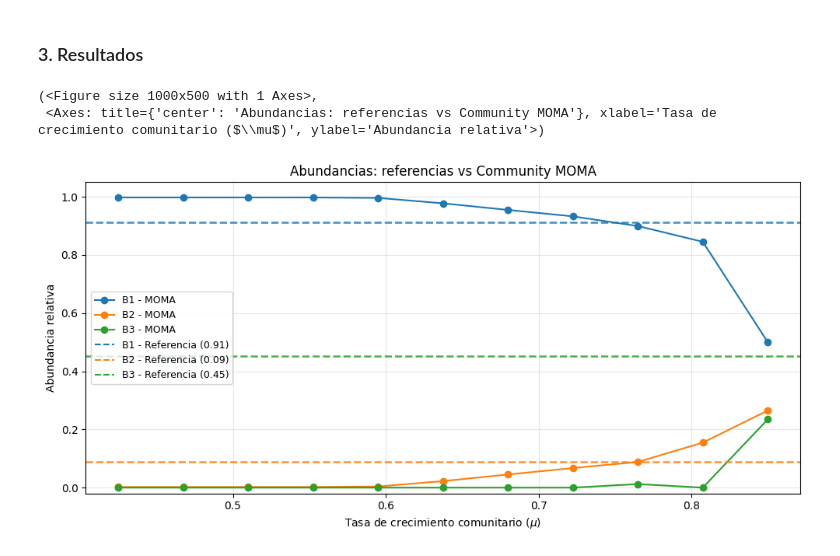
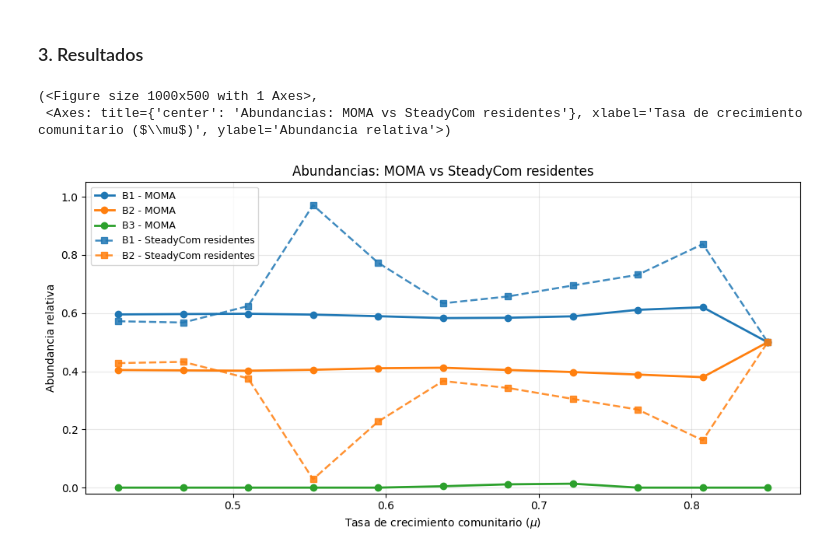
Before and after one commit to Ignaciadiazgr/proyecto_IIQ3823, a Jupyter notebook: Entrega2/eval_toy.ipynb, the cells around one changed output. Drawn from its saved outputs; the diff is of its cells as text; code cells hidden in the pictures.

```diff
--- a/Entrega2/eval_toy.ipynb
+++ b/Entrega2/eval_toy.ipynb
@@ -147,11 +147,11 @@ alpha=1.00 | mu=0.849892 | status=18 |
 # %% [markdown]
 ### 3. Resultados
 # %%
-results.graficar_abundancias(resultados)
+results.graficar_abundancias(resultados, medio)
 # %% [output]
 (<Figure size 1000x500 with 1 Axes>,
- <Axes: title={'center': 'Abundancias: referencias vs Community MOMA'}, xlabel='Tasa de crecimiento comunitario ($\\mu$)', ylabel='Abundancia relativa'>)
+ <Axes: title={'center': 'Abundancias: MOMA vs SteadyCom residentes'}, xlabel='Tasa de crecimiento comunitario ($\\mu$)', ylabel='Abundancia relativa'>)
-[figure, old version]
+[figure, new version]
 # %%
 results.imprimir_resumen(resultados)
 # %% [output]
```
Also changed, not shown: parts of 5 cells of this notebook, 4 other files.
